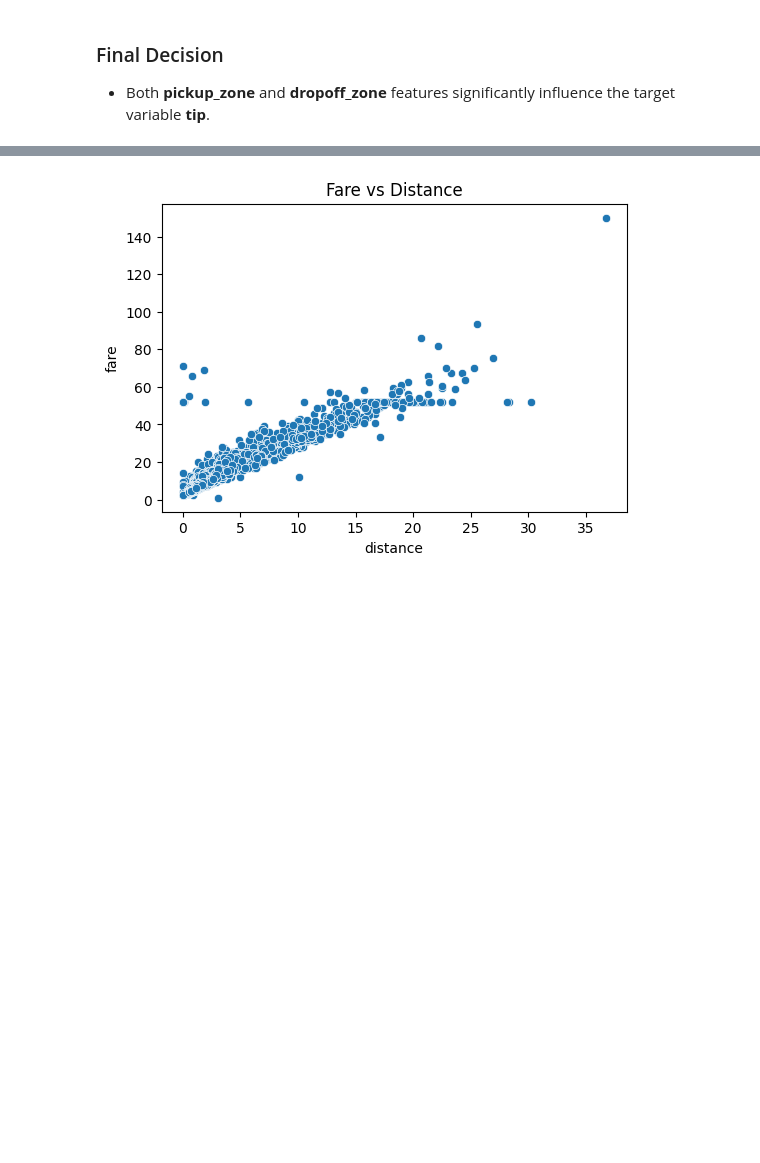
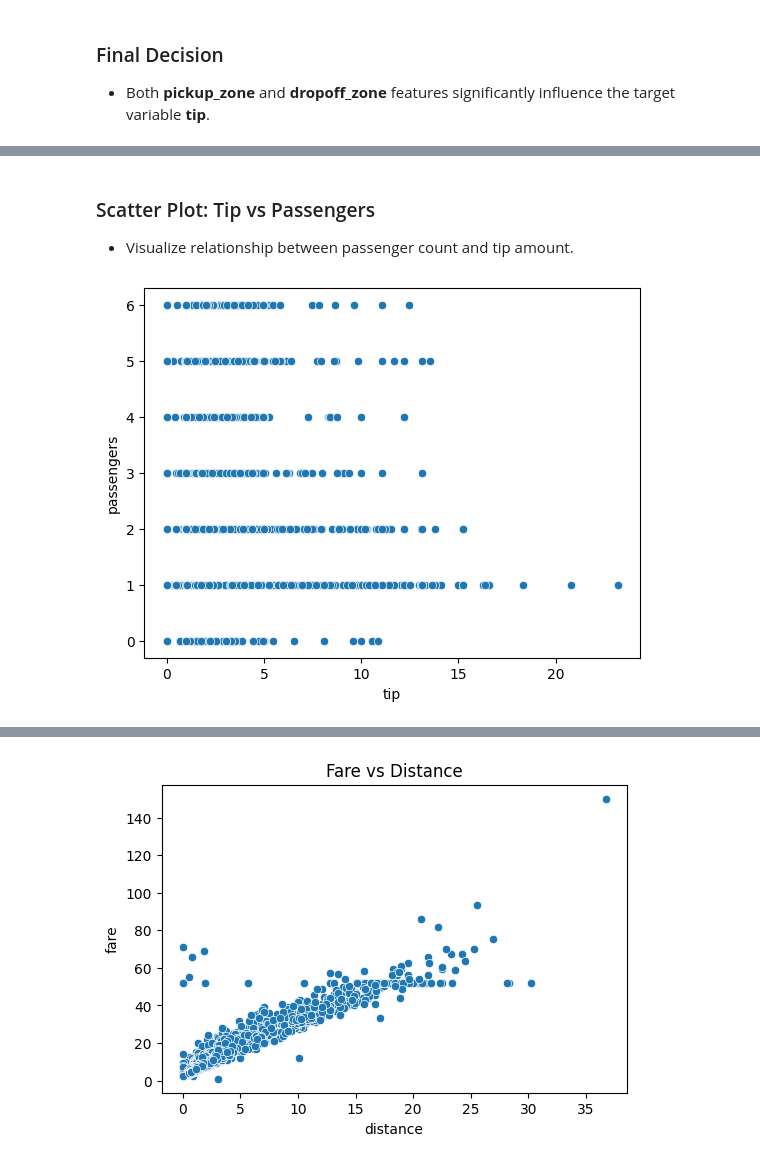
Before and after one commit to Donthula-Harika/Machine-Learning, a Jupyter notebook: 29-12-25/Taxis_data.ipynb, the cells around one changed output, grey strips where cells are left out. Saved outputs shown, nothing was run; the diff lists cells and outputs as text; code cells hidden in the pictures; blank space fills up the shorter version.

```diff
--- a/29-12-25/Taxis_data.ipynb
+++ b/29-12-25/Taxis_data.ipynb
@@ -1106,0 +1168,8 @@ P-Value: 1.3107168403745948e-120
+# %% [markdown]
+### Scatter Plot: Tip vs Passengers
+- Visualize relationship between passenger count and tip amount.
+# %%
+sns.scatterplot(x=df['tip'], y=df['passengers'])
+plt.show()
+# %% [output]
+[figure, added]
```
Also changed, not shown: parts of 87 cells of this notebook.
